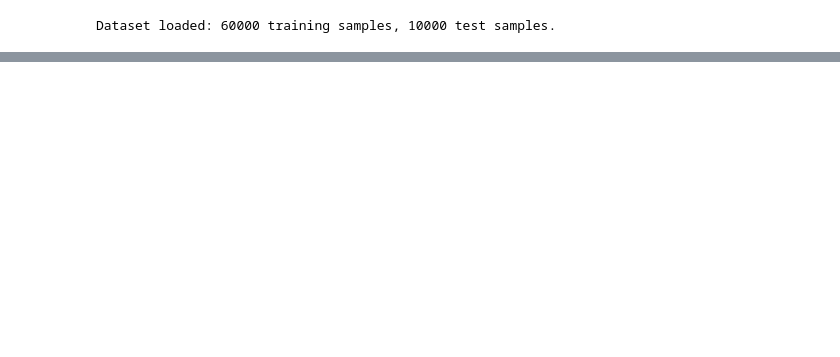
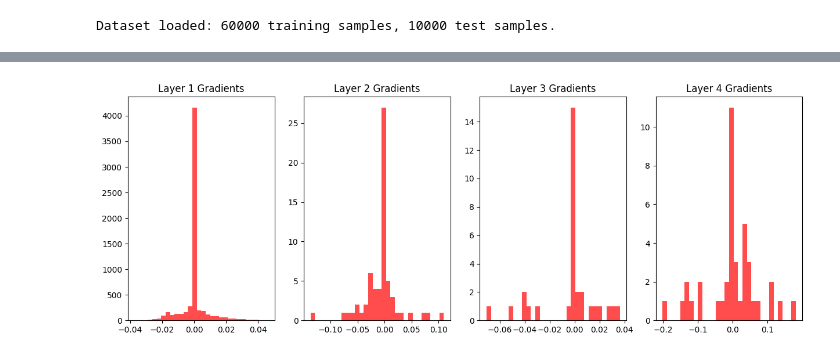
Before and after one commit to miannetopokki/IF3270_Tubes1_MachineLearning, a Jupyter notebook: src/numdiff/main.ipynb, the cells around one changed output, grey strips where cells are left out. Cells and saved outputs as stored; diff of their text form; code cells hidden in the pictures; blank space fills up the shorter version.

```diff
--- a/src/numdiff/main.ipynb
+++ b/src/numdiff/main.ipynb
@@ -57,0 +66,4 @@ mlp.plot_loss()
+# %%
+mlp.plot_gradient_distribution()
+# %% [output]
+[figure, added]
```
Also changed, not shown: parts of 5 cells of this notebook, 1 other file.
